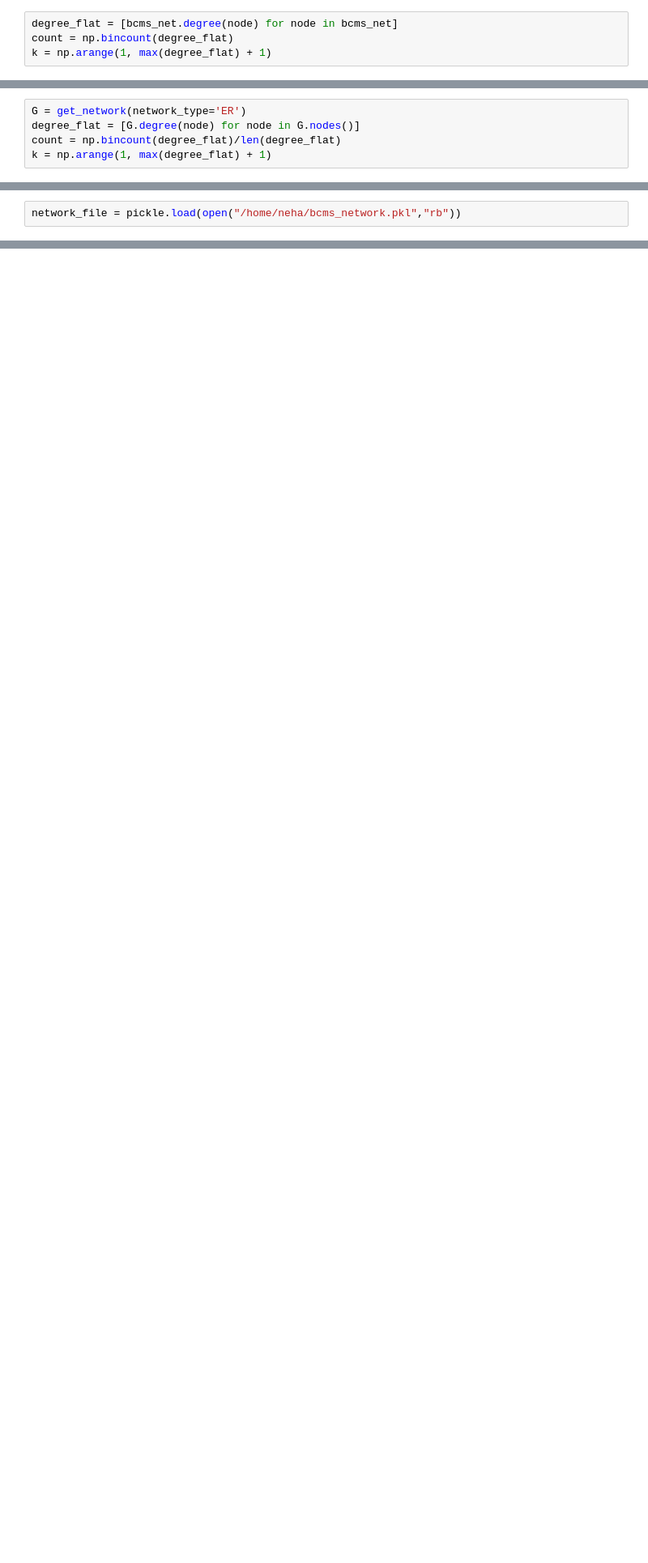
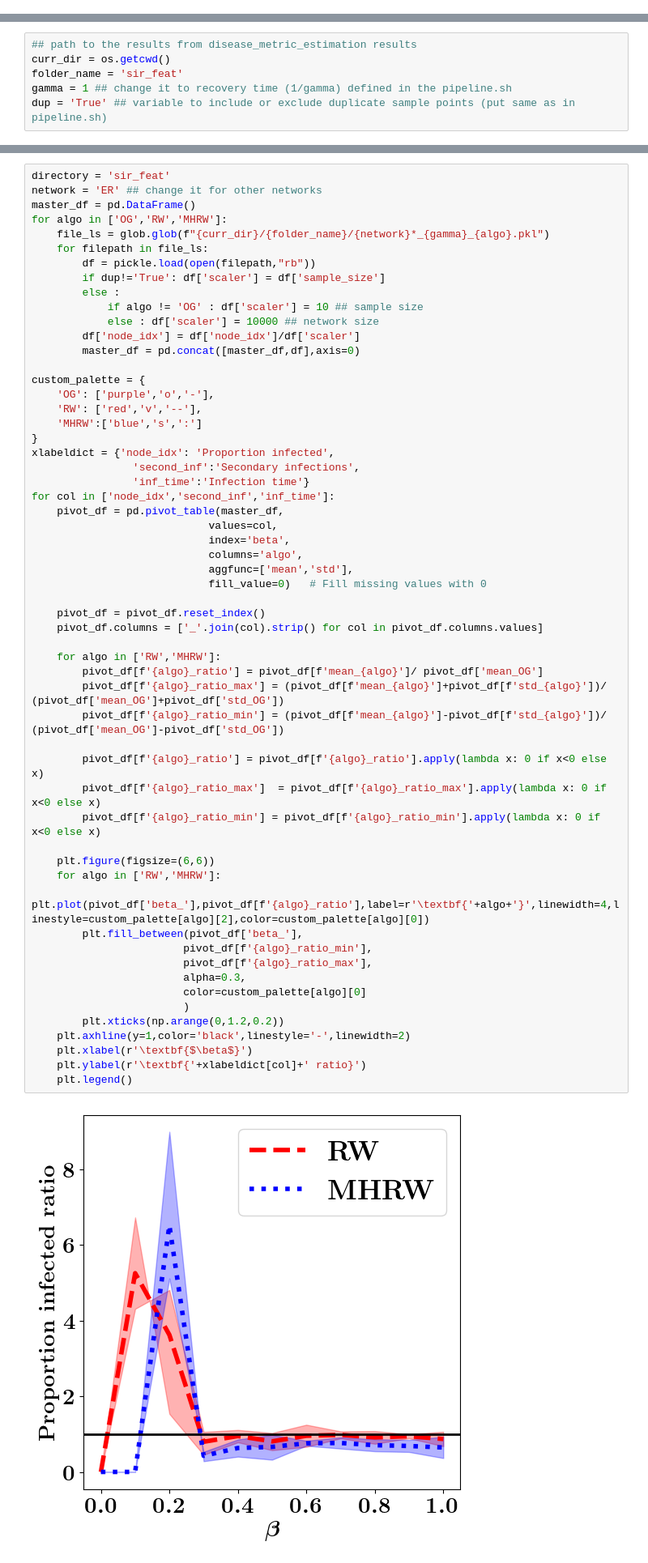
Before and after one commit to nehabansal26/Epidemics-on-Networks, a Jupyter notebook: plots_paper.ipynb, the cells around one changed output, grey strips where cells are left out. Shown: that part at 81% size. Saved outputs shown, nothing was run; the diff lists cells and outputs as text; blank space fills up the shorter version.

Commit message:
cattle data analysis update

```diff
--- a/plots_paper.ipynb
+++ b/plots_paper.ipynb
@@ -52,4 +0,0 @@ nx.draw_networkx(subgrpah,with_labels=False, node_size=10, node_color='red',widt
-# %%
-degree_flat = [bcms_net.degree(node) for node in bcms_net]
-count = np.bincount(degree_flat)
-k = np.arange(1, max(degree_flat) + 1)
@@ -198,5 +0,0 @@ plt.savefig("ER_net.png")
-# %%
-G = get_network(network_type='ER')
-degree_flat = [G.degree(node) for node in G.nodes()]
-count = np.bincount(degree_flat)/len(degree_flat)
-k = np.arange(1, max(degree_flat) + 1)
@@ -929,2 +0,0 @@ for col in ['node_idx','second_inf','inf_time']:
-# %%
-network_file = pickle.load(open("/home/neha/bcms_network.pkl","rb"))
@@ -934,0 +39,6 @@ len(network_file.nodes())
+# %%
+## path to the results from disease_metric_estimation results
+curr_dir = os.getcwd()
+folder_name = 'sir_feat'
+gamma = 1 ## change it to recovery time (1/gamma) defined in the pipeline.sh
+dup = 'True' ## variable to include or exclude duplicate sample points (put same as in pipeline.sh)
@@ -934,0 +126,59 @@ len(network_file.nodes())
+# %%
+directory = 'sir_feat'
+network = 'ER' ## change it for other networks
+master_df = pd.DataFrame()
+for algo in ['OG','RW','MHRW']:
+    file_ls = glob.glob(f"{curr_dir}/{folder_name}/{network}*_{gamma}_{algo}.pkl")
+    for filepath in file_ls:
+        df = pickle.load(open(filepath,"rb"))
+        if dup!='True': df['scaler'] = df['sample_size']
+        else :
+            if algo != 'OG' : df['scaler'] = 10 ## sample size
+            else : df['scaler'] = 10000 ## network size
+        df['node_idx'] = df['node_idx']/df['scaler']
+        master_df = pd.concat([master_df,df],axis=0)
+
+custom_palette = {
+    'OG': ['purple','o','-'],
+    'RW': ['red','v','--'],
+    'MHRW':['blue','s',':']
+}
+xlabeldict = {'node_idx': 'Proportion infected',
+                'second_inf':'Secondary infections',
+                'inf_time':'Infection time'}
+for col in ['node_idx','second_inf','inf_time']:
+    pivot_df = pd.pivot_table(master_df,
+                            values=col,
+                            index='beta',
+                            columns='algo',
+                            aggfunc=['mean','std'],
+                            fill_value=0)   # Fill missing values with 0
+
+    pivot_df = pivot_df.reset_index()
+    pivot_df.columns = ['_'.join(col).strip() for col in pivot_df.columns.values]
+
+    for algo in ['RW','MHRW']:
+        pivot_df[f'{algo}_ratio'] = pivot_df[f'mean_{algo}']/ pivot_df['mean_OG']
+        pivot_df[f'{algo}_ratio_max'] = (pivot_df[f'mean_{algo}']+pivot_df[f'std_{algo}'])/ (pivot_df['mean_OG']+pivot_df['std_OG'])
+        pivot_df[f'{algo}_ratio_min'] = (pivot_df[f'mean_{algo}']-pivot_df[f'std_{algo}'])/ (pivot_df['mean_OG']-pivot_df['std_OG'])
+
+        pivot_df[f'{algo}_ratio'] = pivot_df[f'{algo}_ratio'].apply(lambda x: 0 if x<0 else x)
+        pivot_df[f'{algo}_ratio_max']  = pivot_df[f'{algo}_ratio_max'].apply(lambda x: 0 if x<0 else x)
+        pivot_df[f'{algo}_ratio_min'] = pivot_df[f'{algo}_ratio_min'].apply(lambda x: 0 if x<0 else x)
+
+    plt.figure(figsize=(6,6))
+    for algo in ['RW','MHRW']:
+        plt.plot(pivot_df['beta_'],pivot_df[f'{algo}_ratio'],label=r'\textbf{'+algo+'}',linewidth=4,linestyle=custom_palette[algo][2],color=custom_palette[algo][0])
+        plt.fill_between(pivot_df['beta_'],
+                        pivot_df[f'{algo}_ratio_min'],
+                        pivot_df[f'{algo}_ratio_max'],
+                        alpha=0.3,
+                        color=custom_palette[algo][0]
+                        )
+        plt.xticks(np.arange(0,1.2,0.2))
+    plt.axhline(y=1,color='black',linestyle='-',linewidth=2)
+    plt.xlabel(r'\textbf{$\beta$}')
+    plt.ylabel(r'\textbf{'+xlabeldict[col]+' ratio}')
+    plt.legend()
+# %% [output]
+[figure, added]
```
Also changed, not shown: parts of 65 cells of this notebook, 21 other files.
